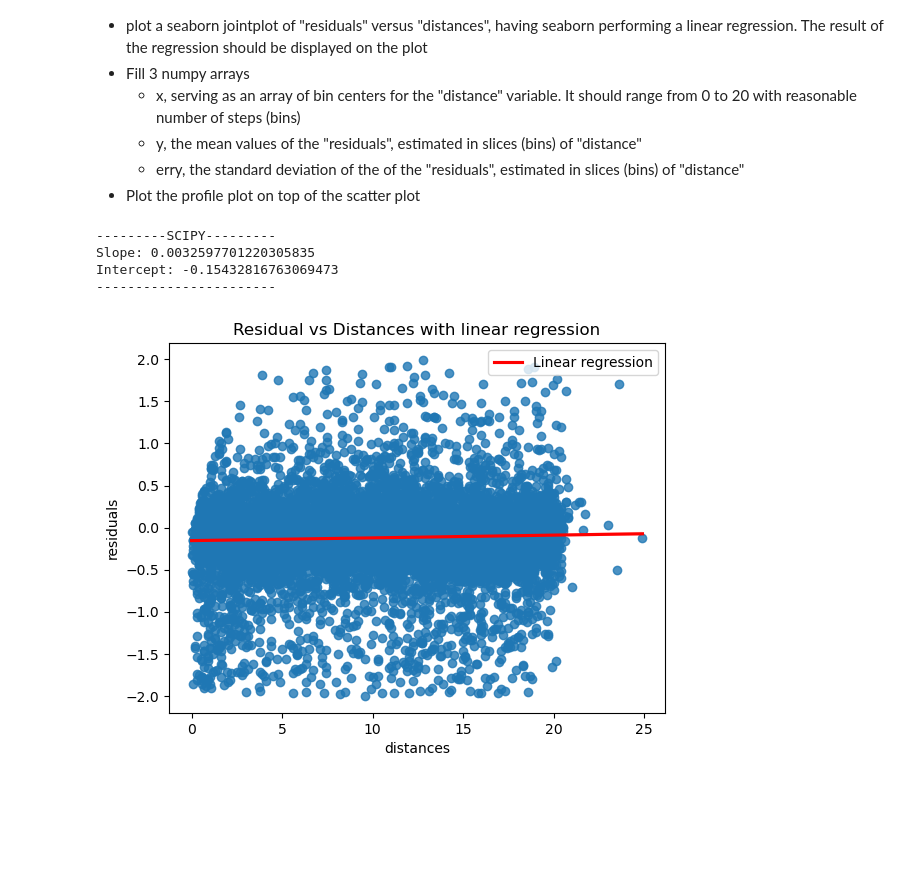
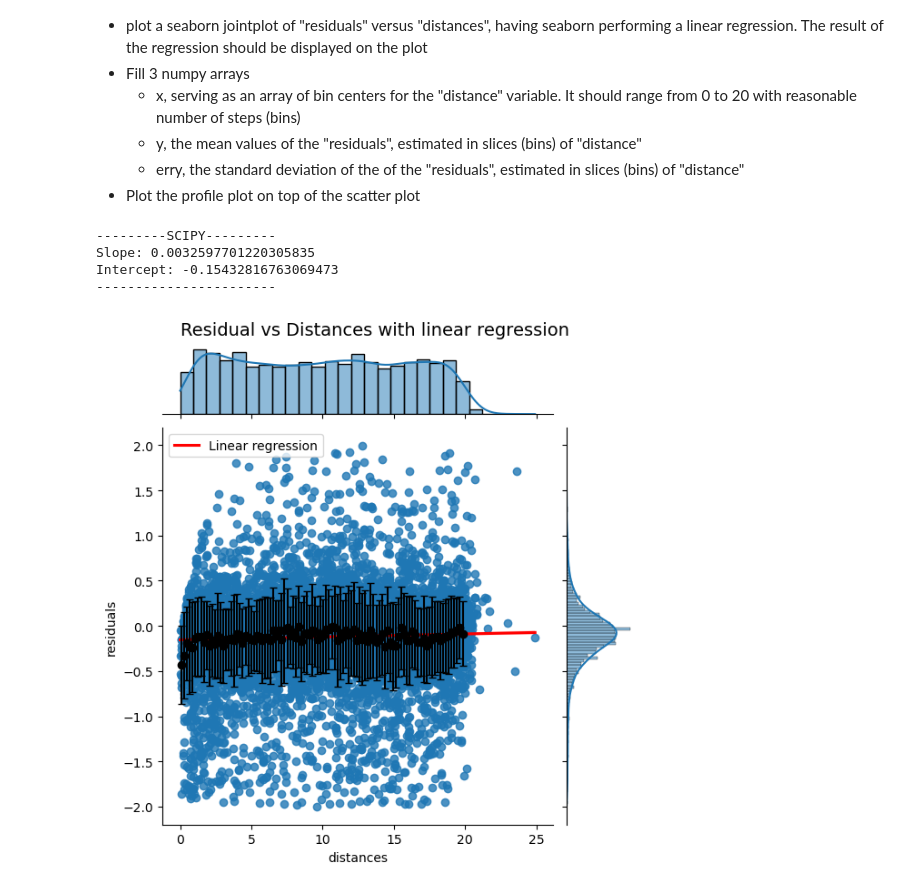
Before and after one commit to PasqualeAndreacchio/LaboratoryOfComputationalPhysics_Y8, a Jupyter notebook: 07ex_Visualization.ipynb, the cells around one changed output. Saved outputs shown, nothing was run; the diff lists cells and outputs as text; code cells hidden in the pictures; blank space fills up the shorter version.

```diff
--- a/07ex_Visualization.ipynb
+++ b/07ex_Visualization.ipynb
@@ -159,30 +159,59 @@ Note that you should use the `np.load()` function to load the file as a numpy ar
 # %%
 import pandas as pd
 import numpy as np
 from scipy import stats
 import seaborn as sns
 import matplotlib.pyplot as plt
 
 # Inspect the dataset and clear it
 filename="residuals_261.npy"
 df = pd.DataFrame(np.load(filename, allow_pickle=True).item())
-cleared_df = df[np.abs(df["residuals"]) < 2]     # There are no negative distances
+cleared_df = df[np.abs(df["residuals"]) < 2]
 
 # Linear regression and plot
 lin_reg = stats.linregress(cleared_df["distances"], cleared_df["residuals"])   # x: distances, y: residuals
 print(f"---------SCIPY---------\nSlope: {lin_reg.slope}\nIntercept: {lin_reg.intercept}\n-----------------------")
-sns.regplot(data=cleared_df,
-            x="distances",
-            y="residuals",
-            line_kws={"color": "red", "label": "Linear regression"},
-            scatter_kws={"label": "Data points"},
-            )
-plt.title("Residual vs Distances with linear regression")
+g = sns.jointplot(data=cleared_df,
+                  x="distances",
+                  y="residuals",
+                  kind="reg",
+                  line_kws={"color": "red", "label": "Linear regression"},
+                  scatter_kws={"label": "Data points"},
+                 )
+g.fig.suptitle("Residual vs Distances with linear regression", y=1.02, fontsize=14)
 plt.legend()
+
+
+# Fill numpy arrays
+distances = cleared_df["distances"].values
+residuals = cleared_df["residuals"].values
+bin_width = 20/np.sqrt(len(cleared_df["distances"]))
+x = np.arange(bin_width/2, 20, bin_width)    # Bin centers
+y, err_y = np.zeros_like(x), np.zeros_like(x)
+
+for center, index in zip(x, range(len(x))):
+    left = center - bin_width/2
+    right = center + bin_width/2
+    mask = (distances >= left) & (distances <= right)
+    bin_residuals = residuals[mask]
+
+    # Calculate the statistics
+    y[index] = np.mean(bin_residuals)
+    err_y[index] = np.std(bin_residuals)
+
+g.ax_joint.errorbar(
+                    x=x,
+                    y=y,
+                    yerr=err_y,
+                    fmt='o',
+                    color='black',
+                    capsize=3,
+                    label='Profile Plot (Mean ± Std)'
+                   )
 plt.show()
 # %% [output]
 ---------SCIPY---------
 Slope: 0.0032597701220305835
 Intercept: -0.15432816763069473
 -----------------------
-[figure, old version]
+[figure, new version]
```
